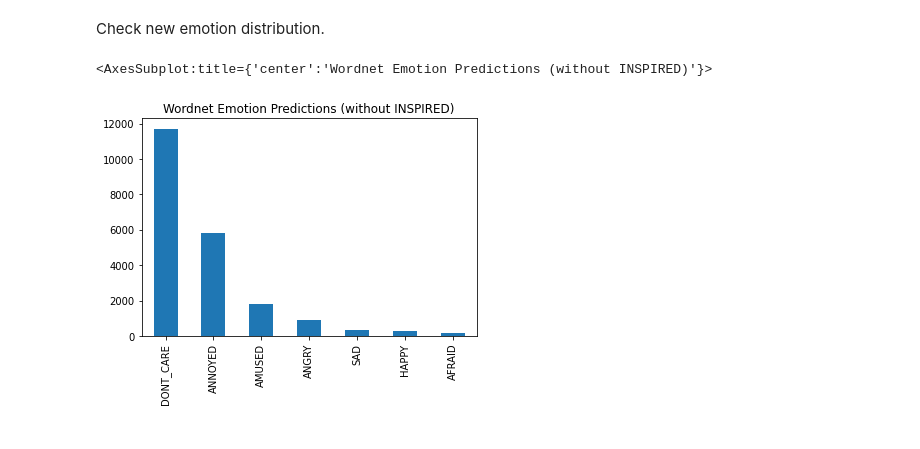
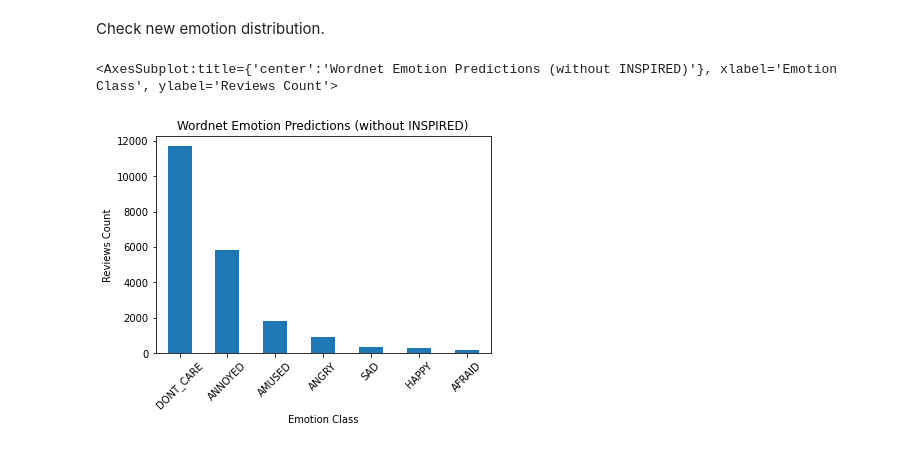
Before and after one commit to kseniapavlina/fake_reviews_with_emotions, a Jupyter notebook: scripts/emotion_classification/wordnet.ipynb, the cells around one changed output. Saved outputs shown, nothing was run; the diff lists cells and outputs as text; code cells hidden in the pictures.

Commit message:
better plots for wordnet

```diff
--- a/scripts/emotion_classification/wordnet.ipynb
+++ b/scripts/emotion_classification/wordnet.ipynb
@@ -121,10 +124,11 @@ Processing 20000  of 20974
 # %% [markdown]
 Check new emotion distribution.
 # %%
-amazon_no_inspired.PREDICTION.value_counts().plot(kind='bar', title='Wordnet Emotion Predictions (without INSPIRED)')
+# Plot new distribution.
+amazon_no_inspired.PREDICTION.value_counts().plot(kind='bar', title='Wordnet Emotion Predictions (without INSPIRED)', rot=45, xlabel='Emotion Class', ylabel = 'Reviews Count')
 # %% [output]
-<AxesSubplot:title={'center':'Wordnet Emotion Predictions (without INSPIRED)'}>
+<AxesSubplot:title={'center':'Wordnet Emotion Predictions (without INSPIRED)'}, xlabel='Emotion Class', ylabel='Reviews Count'>
-[figure, old version]
+[figure, new version]
 # %%
 # Save results.
 amazon_no_inspired.to_csv('../../data/results/amazon_wordnet.csv', index=False)
```
Also changed, not shown: parts of 4 cells of this notebook.
